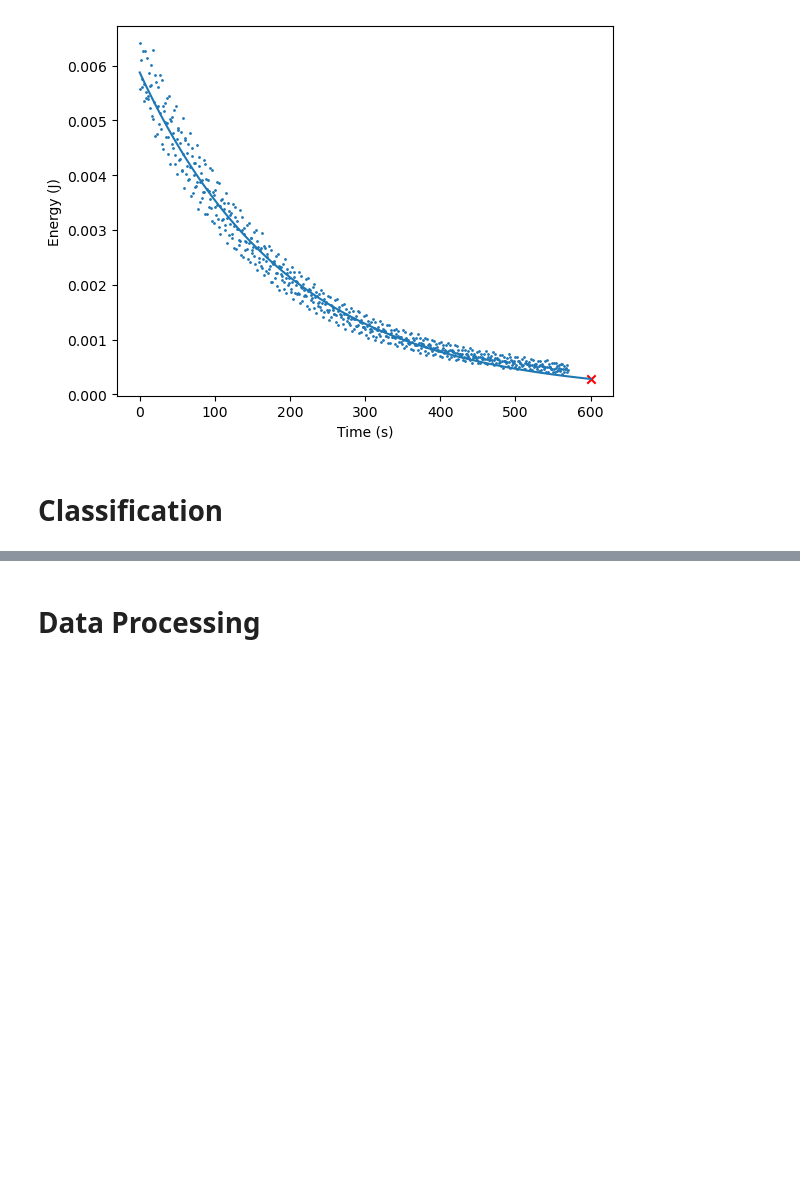
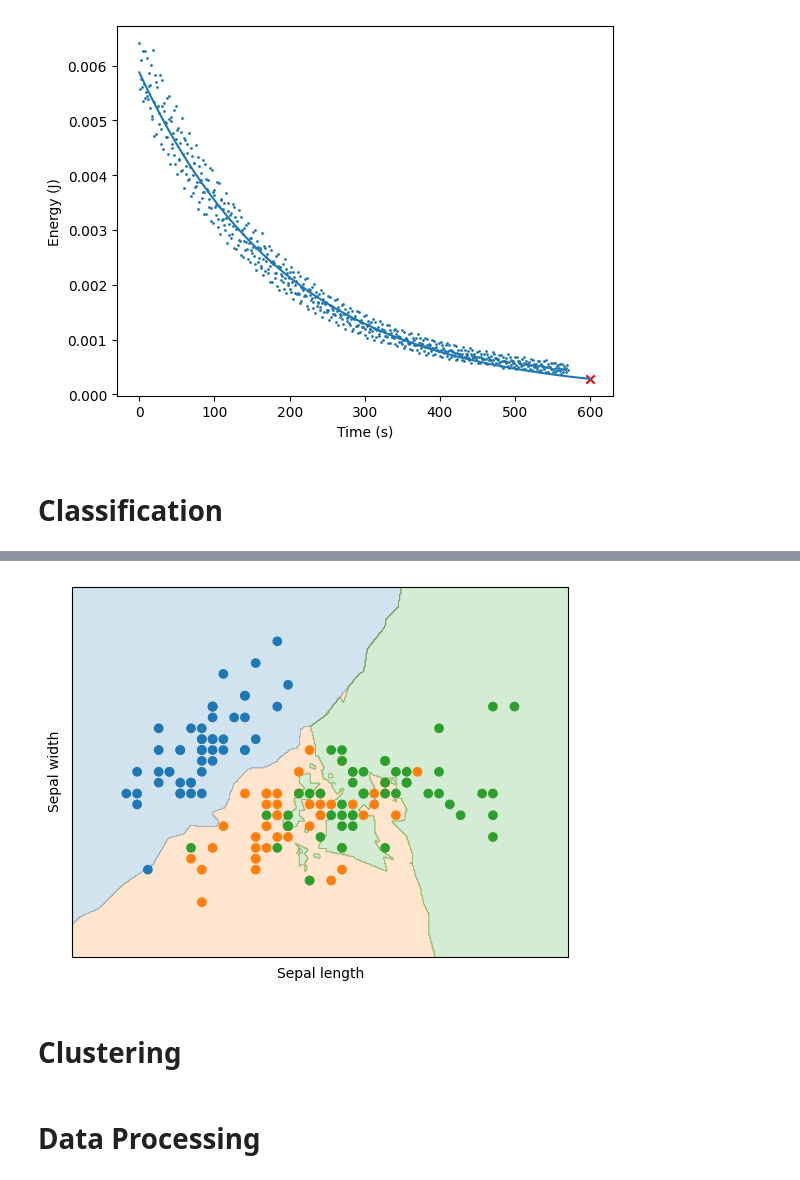
Before and after one commit to SamuelFoo/ISR-Coy-Workshop, a Jupyter notebook: supervised.ipynb, the cells around one changed output, grey strips where cells are left out. Saved outputs shown, nothing was run; the diff lists cells and outputs as text; code cells hidden in the pictures; blank space fills up the shorter version.

```diff
--- a/supervised.ipynb
+++ b/supervised.ipynb
@@ -111,2 +265,32 @@ plt.show()
+# %%
+x = df.loc[:, ["sepal length (cm)", "sepal width (cm)"]].values
+y = irisData.target
+
+x_min, x_max = x[:, 0].min() - 0.5, x[:, 0].max() + 0.5
+y_min, y_max = x[:, 1].min() - 0.5, x[:, 1].max() + 0.5
+xx, yy = np.meshgrid(np.arange(x_min, x_max, 0.01),
+                 np.arange(y_min, y_max, 0.01))
+
+KNN_model = KNeighborsClassifier(n_neighbors=5)
+KNN_model.fit(x, y)
+KNN_prediction = KNN_model.predict(np.c_[xx.ravel(), yy.ravel()])
+KNN_prediction = KNN_prediction.reshape(xx.shape)
+# %%
+cmap = matplotlib.colors.ListedColormap(["C0", "C1", "C2"])
+
+plt.contourf(xx, yy, KNN_prediction, alpha=0.2, cmap=cmap)
+plt.scatter(df["sepal length (cm)"], df["sepal width (cm)"], c=irisData.target, cmap=cmap)
+plt.xlabel("Sepal length")
+plt.ylabel("Sepal width")
+plt.xlim(x_min, x_max)
+plt.ylim(y_min, y_max)
+plt.xticks(())
+plt.yticks(())
+# plt.savefig("Presentation Images/iris example.svg", transparent=True)
+plt.show()
+# %% [output]
+[figure, added]
+# %% [markdown]
+# Clustering
 # %% [markdown]
 # Data Processing
```
Also changed, not shown: parts of 28 cells of this notebook.
